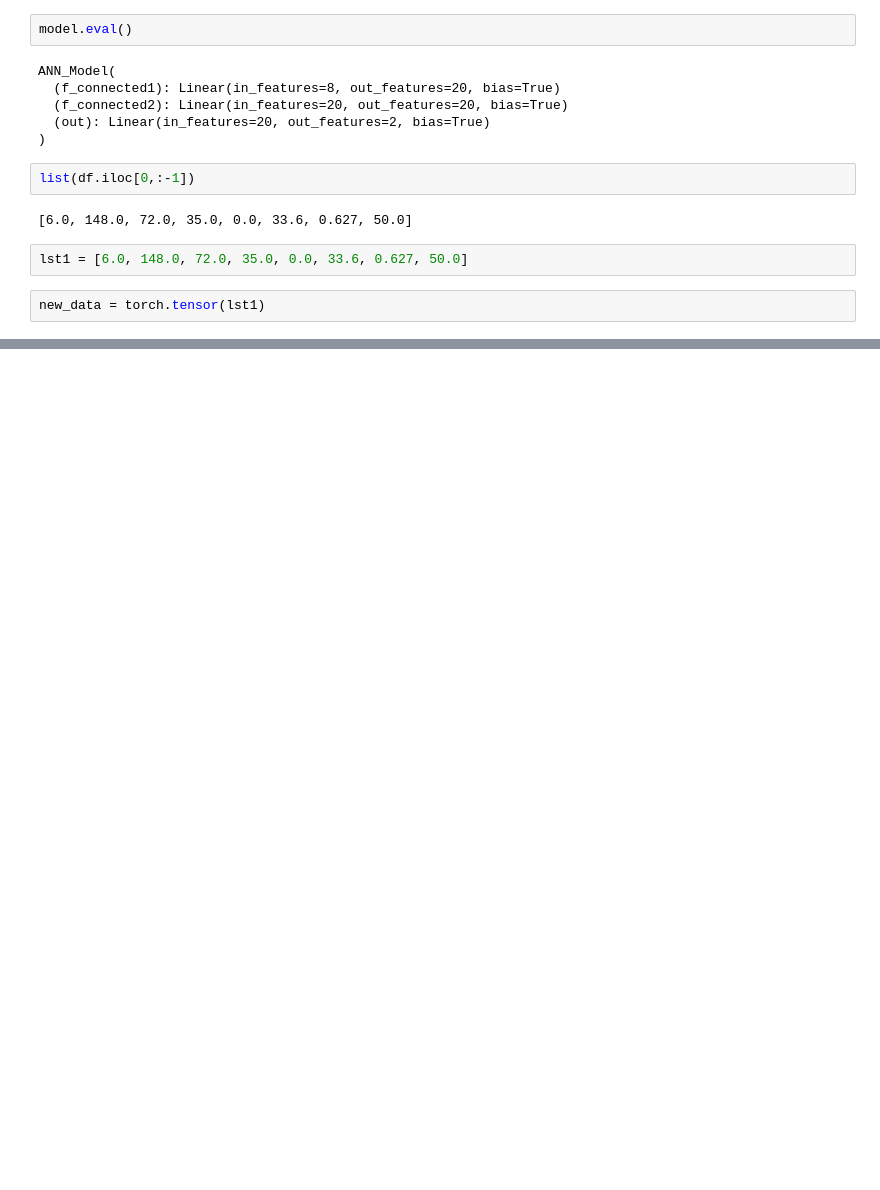
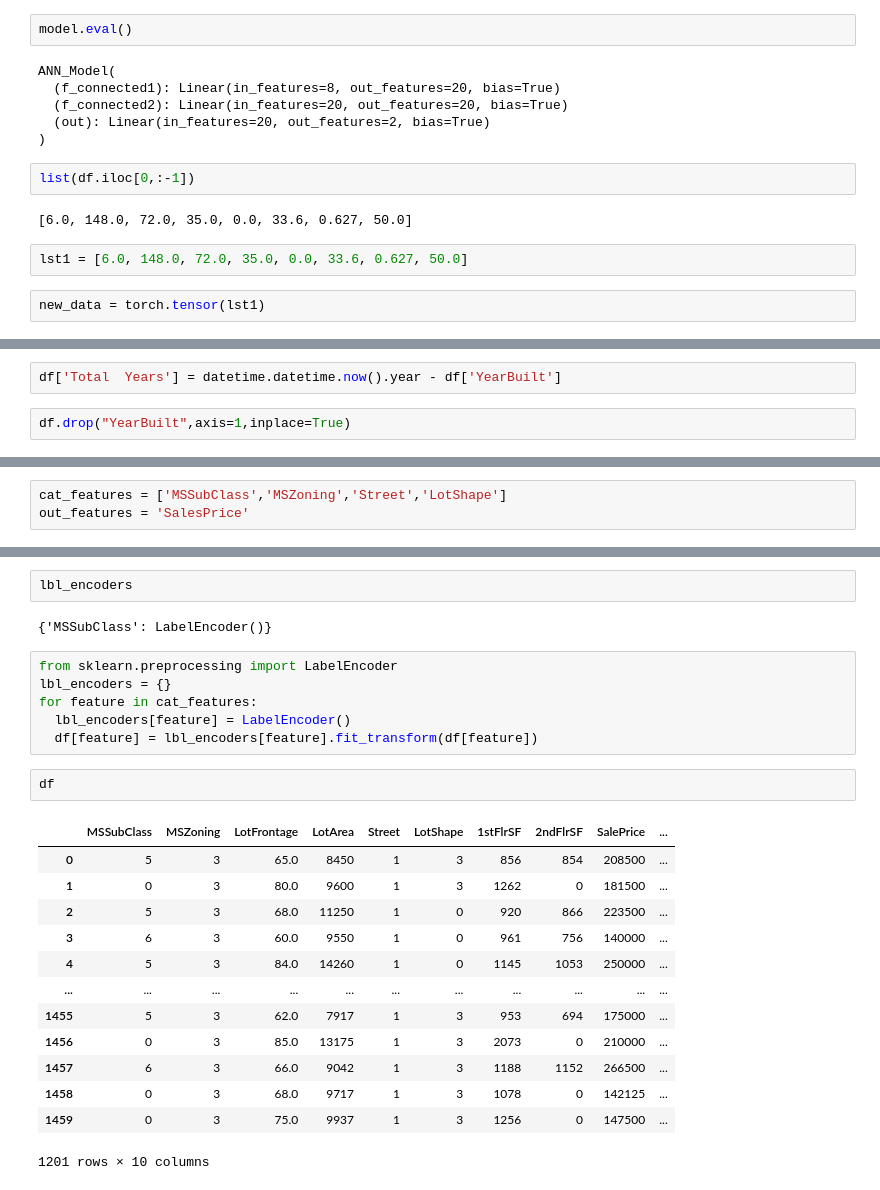
Before and after one commit to RushabhShahPrograms/Pytorch_tuts, a Jupyter notebook: PyTorch_Tuts_krish.ipynb, the cells around one changed output, grey strips where cells are left out. Saved outputs shown, nothing was run; the diff lists cells and outputs as text; blank space fills up the shorter version.

```diff
--- a/PyTorch_Tuts_krish.ipynb
+++ b/PyTorch_Tuts_krish.ipynb
@@ -371,0 +428,4 @@ tensor([-0.6746,  0.2896])
+# %%
+df['Total  Years'] = datetime.datetime.now().year - df['YearBuilt']
+# %%
+df.drop("YearBuilt",axis=1,inplace=True)
@@ -371,0 +447,3 @@ tensor([-0.6746,  0.2896])
+# %%
+cat_features = ['MSSubClass','MSZoning','Street','LotShape']
+out_features = 'SalesPrice'
@@ -371,0 +462,26 @@ tensor([-0.6746,  0.2896])
+# %%
+lbl_encoders
+# %% [output]
+{'MSSubClass': LabelEncoder()}
+# %%
+from sklearn.preprocessing import LabelEncoder
+lbl_encoders = {}
+for feature in cat_features:
+  lbl_encoders[feature] = LabelEncoder()
+  df[feature] = lbl_encoders[feature].fit_transform(df[feature])
+# %%
+df
+# %% [output]
+|  | MSSubClass | MSZoning | LotFrontage | LotArea | Street | LotShape | 1stFlrSF | 2ndFlrSF | SalePrice | ... |
+| 0 | 5 | 3 | 65.0 | 8450 | 1 | 3 | 856 | 854 | 208500 | ... |
+| 1 | 0 | 3 | 80.0 | 9600 | 1 | 3 | 1262 | 0 | 181500 | ... |
+| 2 | 5 | 3 | 68.0 | 11250 | 1 | 0 | 920 | 866 | 223500 | ... |
+| 3 | 6 | 3 | 60.0 | 9550 | 1 | 0 | 961 | 756 | 140000 | ... |
+| 4 | 5 | 3 | 84.0 | 14260 | 1 | 0 | 1145 | 1053 | 250000 | ... |
+| ... | ... | ... | ... | ... | ... | ... | ... | ... | ... | ... |
+| 1455 | 5 | 3 | 62.0 | 7917 | 1 | 3 | 953 | 694 | 175000 | ... |
+| 1456 | 0 | 3 | 85.0 | 13175 | 1 | 3 | 2073 | 0 | 210000 | ... |
+| 1457 | 6 | 3 | 66.0 | 9042 | 1 | 3 | 1188 | 1152 | 266500 | ... |
+| 1458 | 0 | 3 | 68.0 | 9717 | 1 | 3 | 1078 | 0 | 142125 | ... |
+| 1459 | 0 | 3 | 75.0 | 9937 | 1 | 3 | 1256 | 0 | 147500 | ... |
+1201 rows × 10 columns
```
Also changed, not shown: parts of 61 cells of this notebook.
